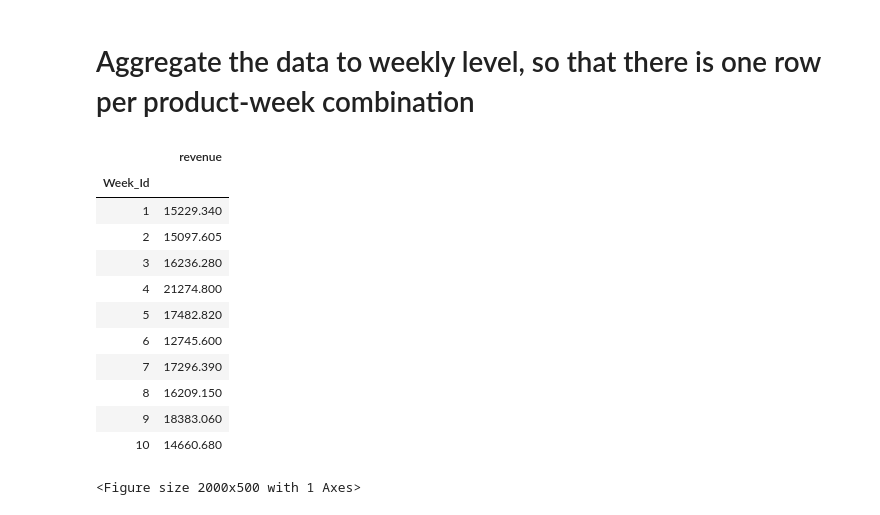
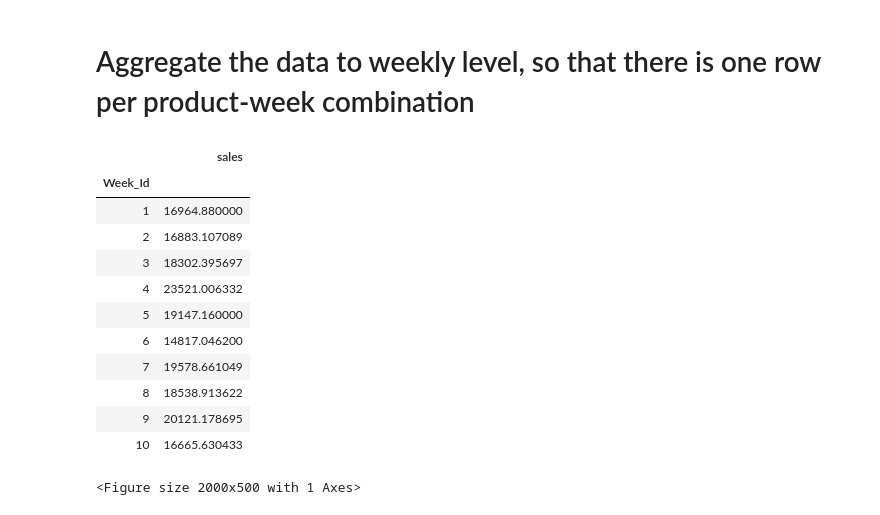
Before and after one commit to MsSyrine/Cognira_Exam, a Jupyter notebook: WIP.ipynb, the cells around one changed output. Saved outputs shown, nothing was run; the diff lists cells and outputs as text; code cells hidden in the pictures.

```diff
--- a/WIP.ipynb
+++ b/WIP.ipynb
@@ -143,34 +143,31 @@ imputed_tr.head(15)
 # %%
  #Converting date to pandas datetime format
 imputed_tr['history_date'] = pd.to_datetime(imputed_tr['history_date'])
 
 imputed_tr['Week_Number'] = imputed_tr['history_date'].dt.week# Getting week number
 
 # Getting year. Weeknum is common across years to we need to create unique index by using year and weeknum
 imputed_tr['Year'] = imputed_tr['history_date'].dt.year
 
 #Creating a combination of WeekOfYear and Year
 imputed_tr['Week_Id'] = (imputed_tr['Year'].astype(int)-2014)*53+imputed_tr['Week_Number'].astype(int)
 
-#Calculating income based on unit's price and number of units sold
-imputed_tr['revenue'] = imputed_tr['price'] * imputed_tr['Units']
-
 # Grouping based on Week_Id
-df2 = imputed_tr[['revenue','Week_Id']].groupby([ 'Week_Id']).sum()
+df2 = imputed_tr[['sales','Week_Id']].groupby([ 'Week_Id']).sum()
 df2.head(10)#visualizing
 # %% [output]
-|  | revenue |
+|  | sales |
 | Week_Id |  |
-| 1 | 15229.340 |
-| 2 | 15097.605 |
-| 3 | 16236.280 |
-| 4 | 21274.800 |
-| 5 | 17482.820 |
-| 6 | 12745.600 |
-| 7 | 17296.390 |
-| 8 | 16209.150 |
-| 9 | 18383.060 |
-| 10 | 14660.680 |
+| 1 | 16964.880000 |
+| 2 | 16883.107089 |
+| 3 | 18302.395697 |
+| 4 | 23521.006332 |
+| 5 | 19147.160000 |
+| 6 | 14817.046200 |
+| 7 | 19578.661049 |
+| 8 | 18538.913622 |
+| 9 | 20121.178695 |
+| 10 | 16665.630433 |
 # %%
 import matplotlib.pyplot as plt
 plt.figure(figsize=(20,5))
```
Also changed, not shown: parts of 2 cells of this notebook.
